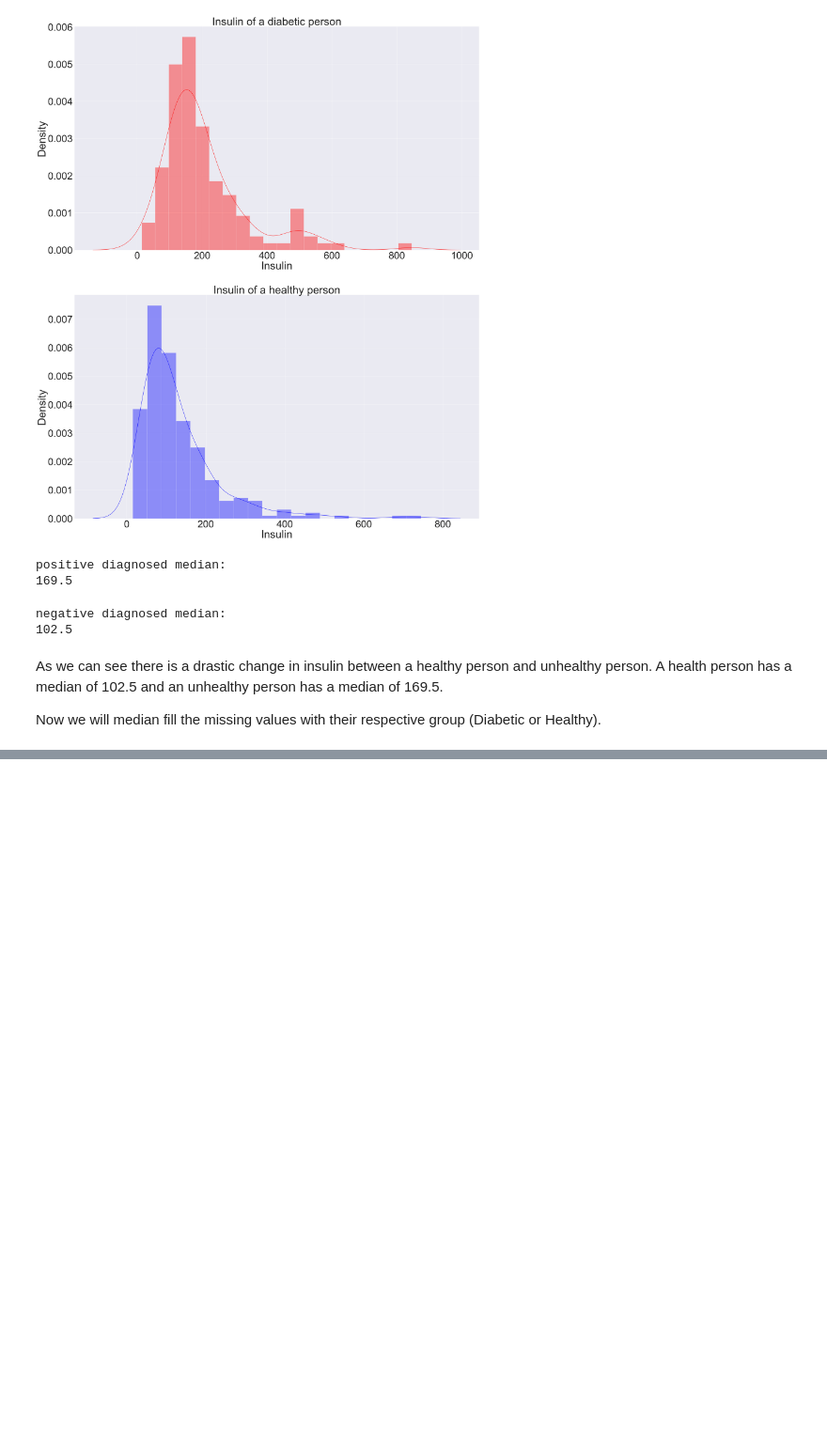
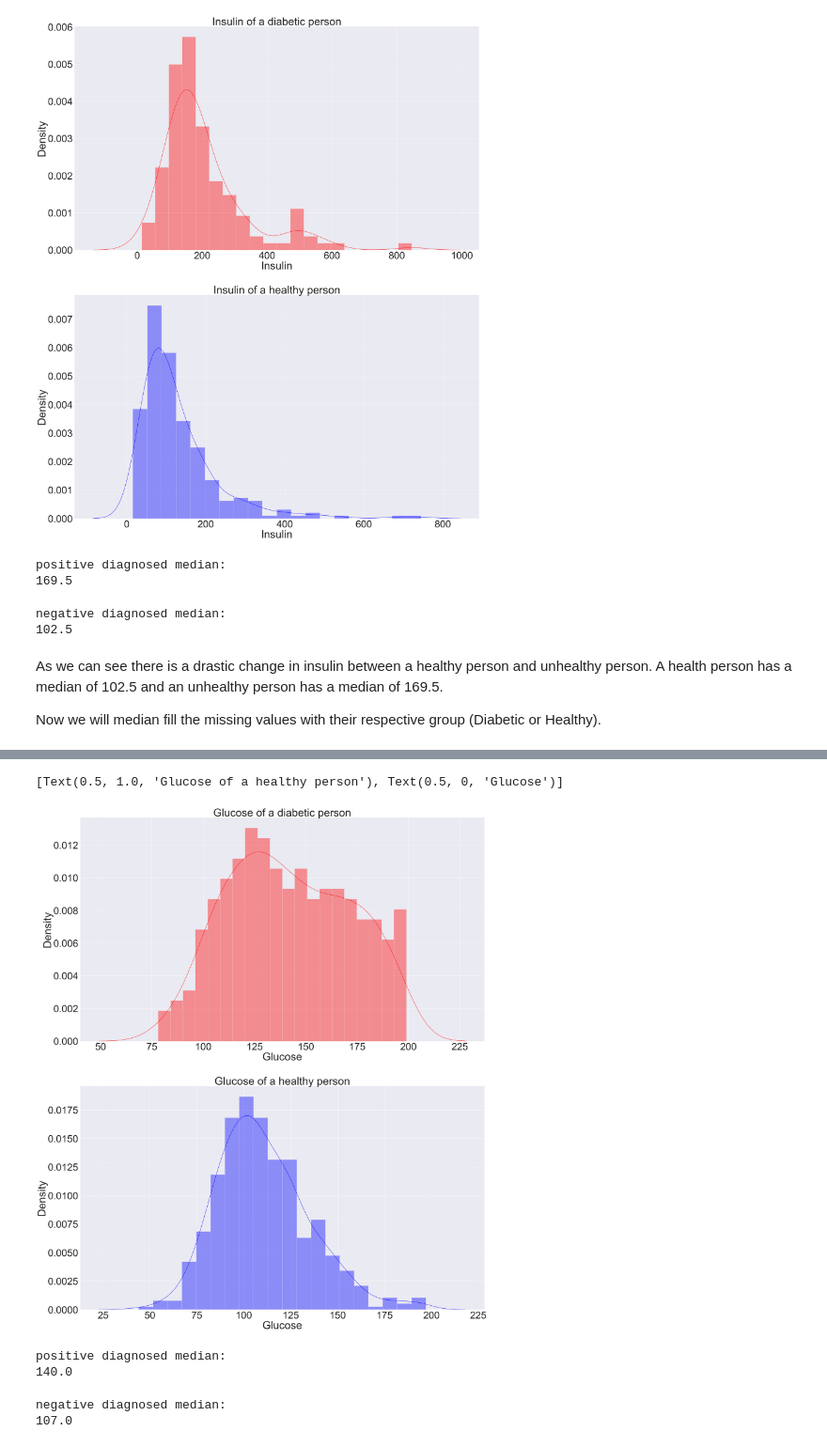
Before and after one commit to alessandro1g/alessandro1g.github.io, a Jupyter notebook: CMSC320final.ipynb, the cells around one changed output, grey strips where cells are left out. Shown at 94% size. Cells and saved outputs as stored; diff of their text form; code cells hidden in the pictures; blank space fills up the shorter version.

```diff
--- a/CMSC320final.ipynb
+++ b/CMSC320final.ipynb
@@ -175,12 +195,12 @@ percent_missing = plot_missing(attributes, 'Outcome')
 # %% [markdown]
 Using the boxplot below we can now see that we no longer have 0s for missing values. They are now encoded with NaN values.
 # %%
-plt.style.use('ggplot')
-f, ax = plt.subplots(figsize=(11, 15))
+plot.style.use('ggplot')
+f, ax = plot.subplots(figsize=(11, 15))
 
 ax.set(xlim=(-1, 200))
-plt.ylabel('Variables')
-plt.title("General Overview Data Set")
+plot.ylabel('Variables')
+plot.title("General Overview Data Set")
 ax = sns.boxplot(data = attributes, orient = 'v', palette = 'Set2')
 # %% [output]
 [figure]
@@ -253,0 +266,25 @@ Now we need to move on to other attributes and do the same for them.
+# %%
+fig, ax = plot.subplots(2,1, figsize=(40,50))
+sns.set(font_scale=5)
+
+sns.distplot(positive['Glucose'], bins = 20, color = 'red', \
+             ax=ax[0]).set(title='Glucose of a diabetic person', xlabel = 'Glucose')
+sns.distplot(negative['Glucose'], bins = 20, color = 'blue', \
+             ax=ax[1]).set(title='Glucose of a healthy person', xlabel = 'Glucose')
+# %% [output]
+[Text(0.5, 1.0, 'Glucose of a healthy person'), Text(0.5, 0, 'Glucose')]
+[figure, added]
+# %%
+insulin_median = median_found(positive, 'Glucose')
+print("positive diagnosed median:")
+print(insulin_median)
+# %% [output]
+positive diagnosed median:
+140.0
+# %%
+insulin_median = median_found(negative, 'Glucose')
+print("negative diagnosed median:")
+print(insulin_median)
+# %% [output]
+negative diagnosed median:
+107.0
```
Also changed, not shown: parts of 47 cells of this notebook, 2 other files.
